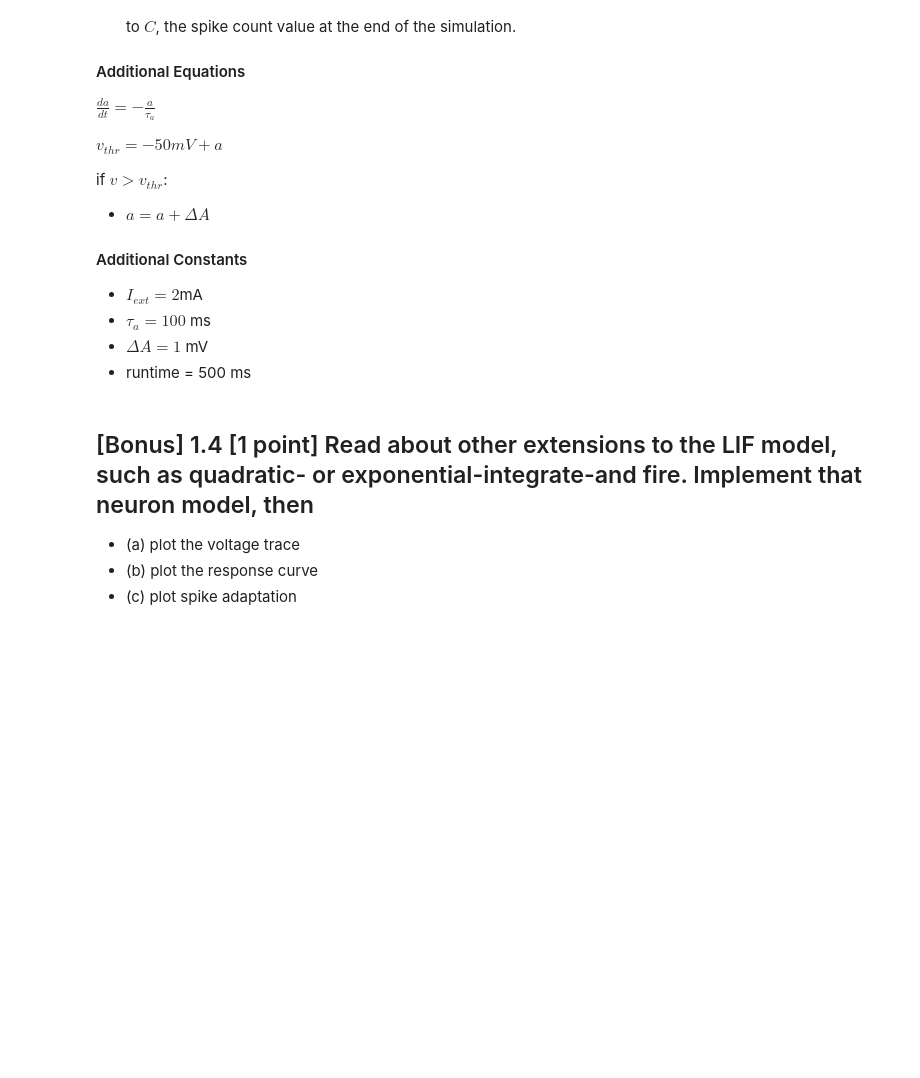
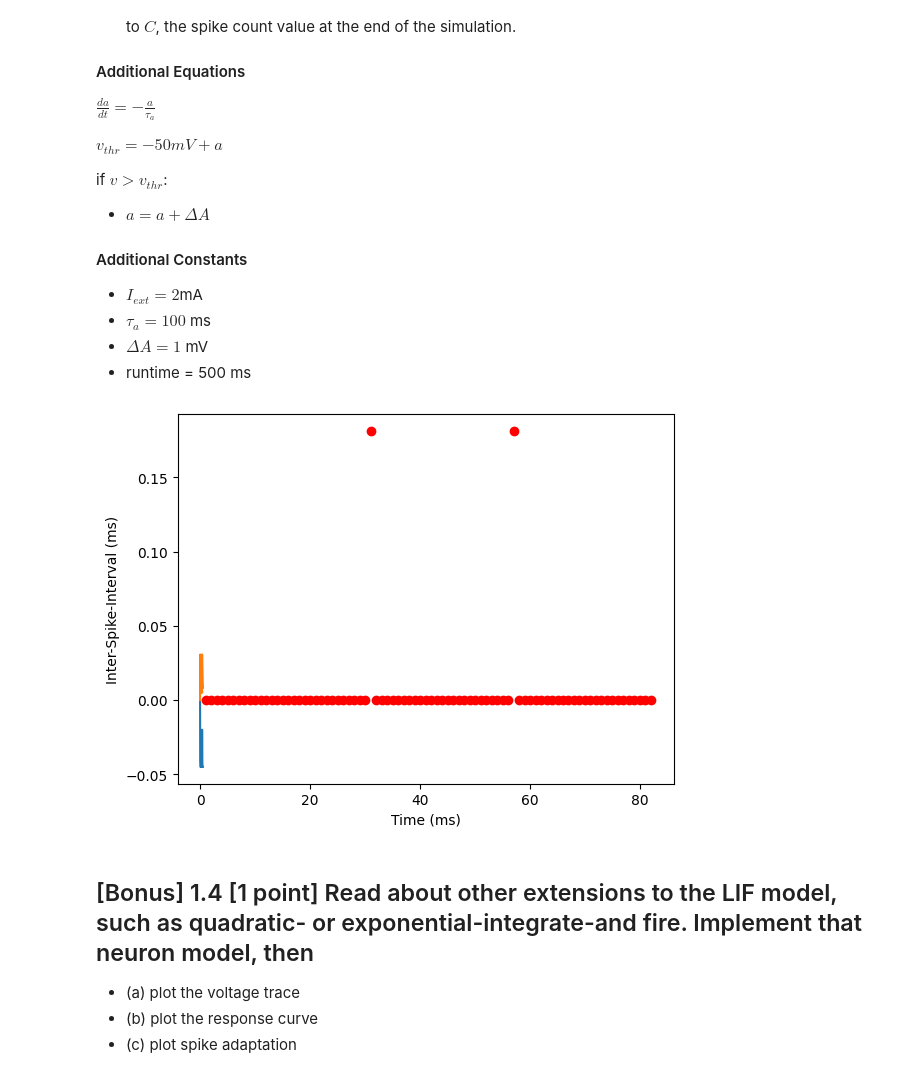
Before and after one commit to mr-nudo/neuronModels1, a Jupyter notebook: syde552_file_(1).ipynb, the cells around one changed output. Saved outputs shown, nothing was run; the diff lists cells and outputs as text; code cells hidden in the pictures; blank space fills up the shorter version.

```diff
--- a/syde552_file_(1).ipynb
+++ b/syde552_file_(1).ipynb
@@ -322,3 +319,45 @@ if $v > v_{thr}$:
+# %%
+start_scope()
+
+tau_a = 100*ms
+v_target = 30*mV
+theta = -50*mV
+v_reset = -20*mV
+I = 2*mA
+e_leak = -65*mV
+R = 10*ohm
+C = 1*mfarad
+
+eqn = '''
+dv/dt = -((1/(R * C)) * (v - e_leak)) + (I/C) : volt
+da/dt = -a / tau_a : volt
+'''
+
+thr = '''v > theta + a'''
+
+rst = '''
+v = v_reset
+a += 1*mV
+'''
+
+# ref = '''a*200*ms'''
+
+ens = NeuronGroup(1, eqn, threshold=thr, reset=rst, method='euler')
+
+p_v = StateMonitor(ens, 'v', record=True)
+p_a = StateMonitor(ens, 'a', record=True)
+p_s = SpikeMonitor(ens)
+
+run(500*ms)
+
+fig, ax = plt.subplots()
+ax.plot(p_v.t, p_v.v[0])
+ax.plot(p_a.t, p_a.a[0])
+ax.scatter(range(1, len(p_s.t)), np.diff(p_s.t), color='r')
+ax.set(xlabel='Time (ms)', ylabel='Inter-Spike-Interval (ms)')
+plt.show()
+# %% [output]
+[figure, added]
 # %% [markdown]
 ## [Bonus] 1.4 [1 point] Read about other extensions to the LIF model, such as quadratic- or exponential-integrate-and fire. Implement that neuron model, then
  - (a) plot the voltage trace
```
Also changed, not shown: parts of 13 cells of this notebook.
